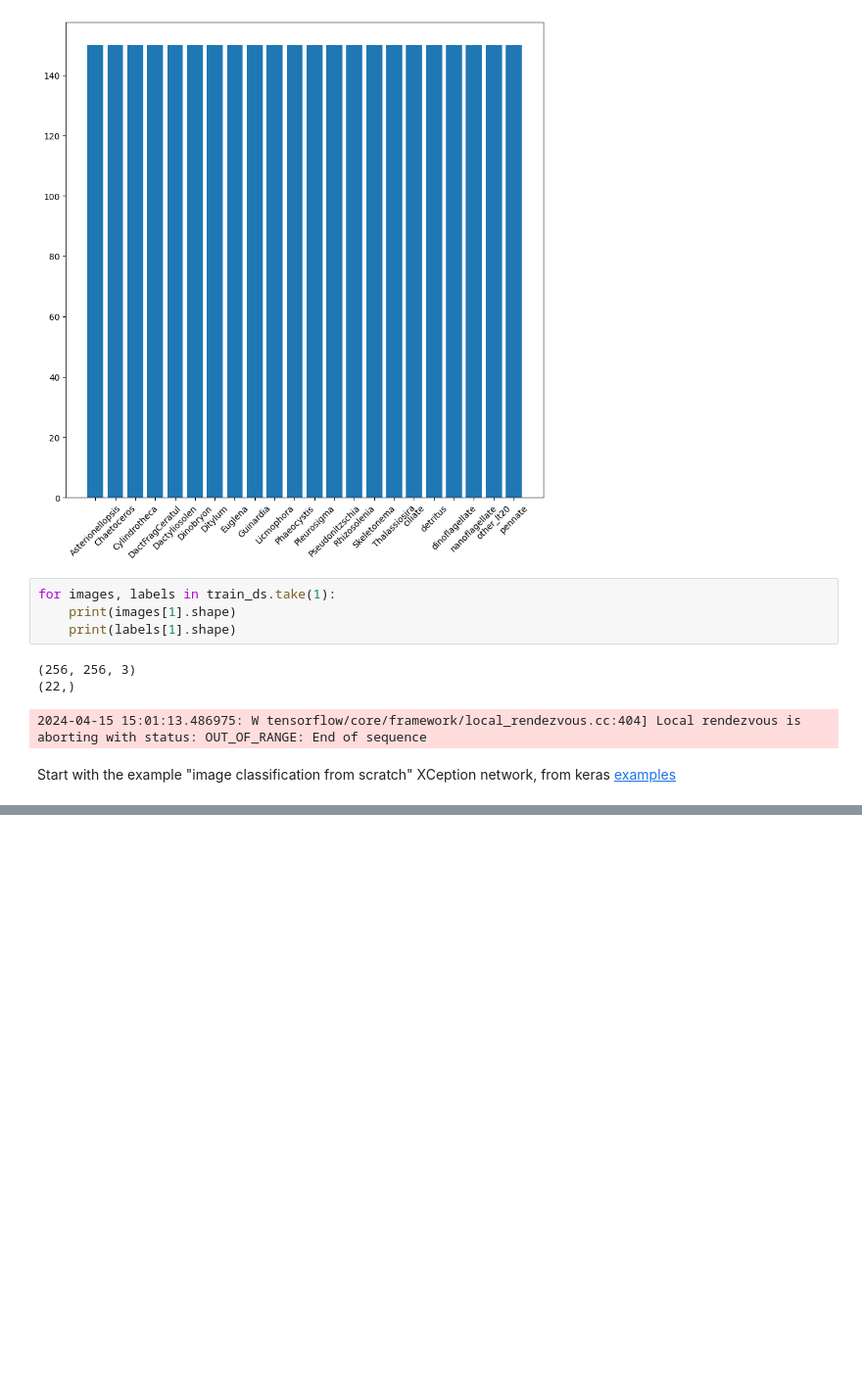
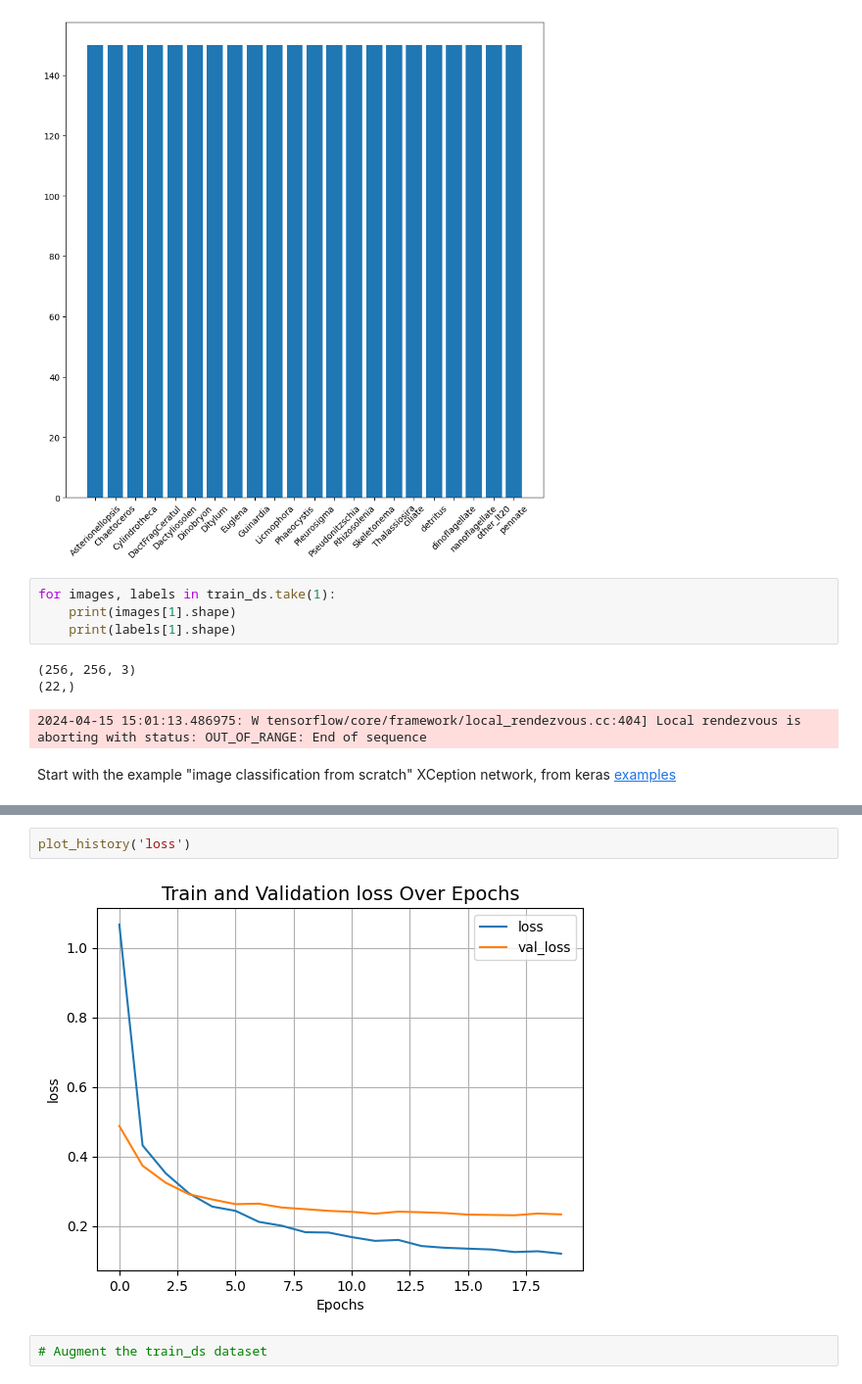
Before and after one commit to microlei/plankton, a Jupyter notebook: gan.ipynb, the cells around one changed output, grey strips where cells are left out. Shown at 98% size. Drawn from its saved outputs; the diff is of its cells as text; blank space fills up the shorter version.

```diff
--- a/gan.ipynb
+++ b/gan.ipynb
@@ -242,0 +352,6 @@ Error:
+# %%
+plot_history('loss')
+# %% [output]
+[figure, added]
+# %%
+# Augment the train_ds dataset
```
Also changed, not shown: parts of 11 cells of this notebook, 1 other file.
